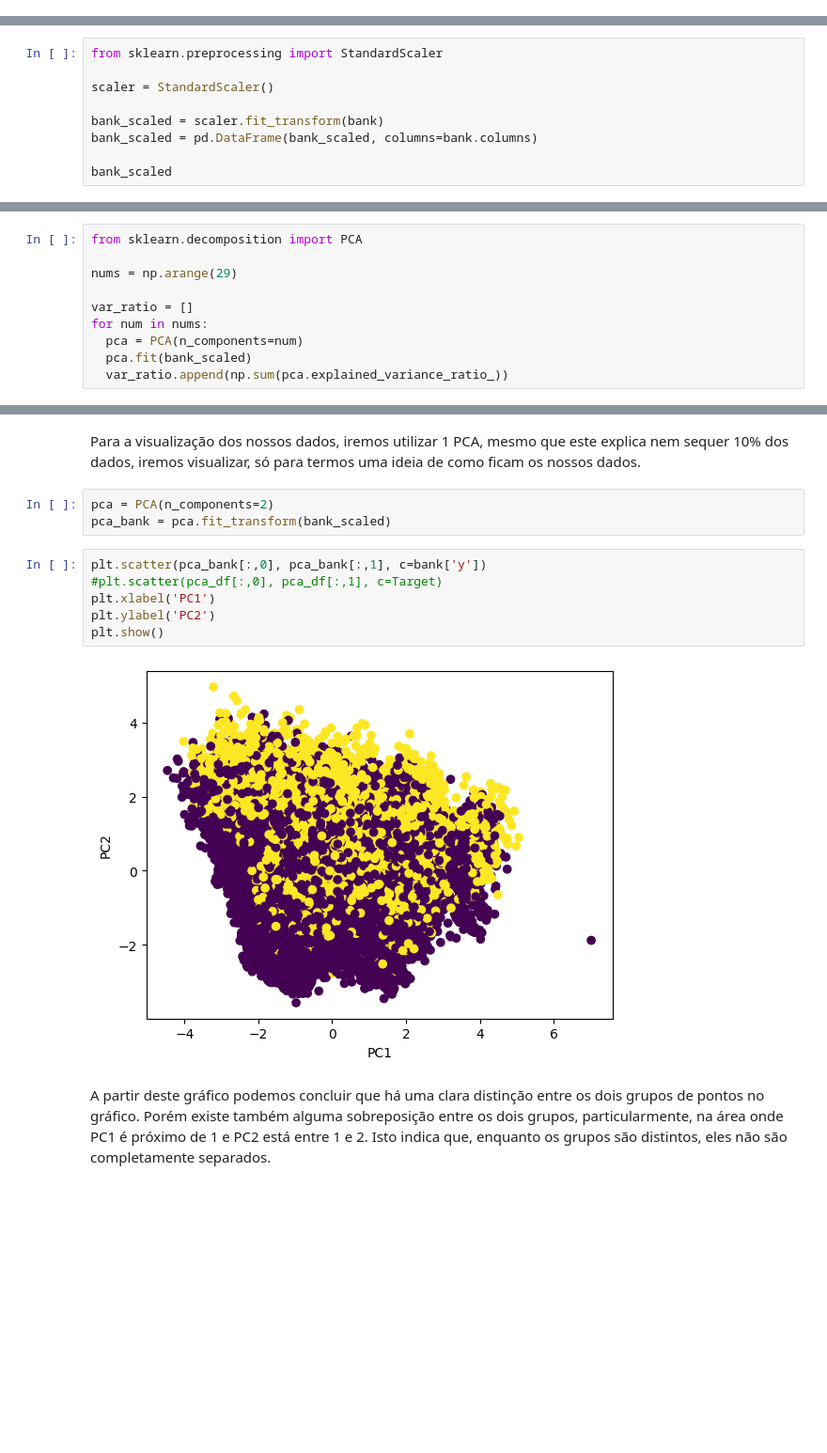
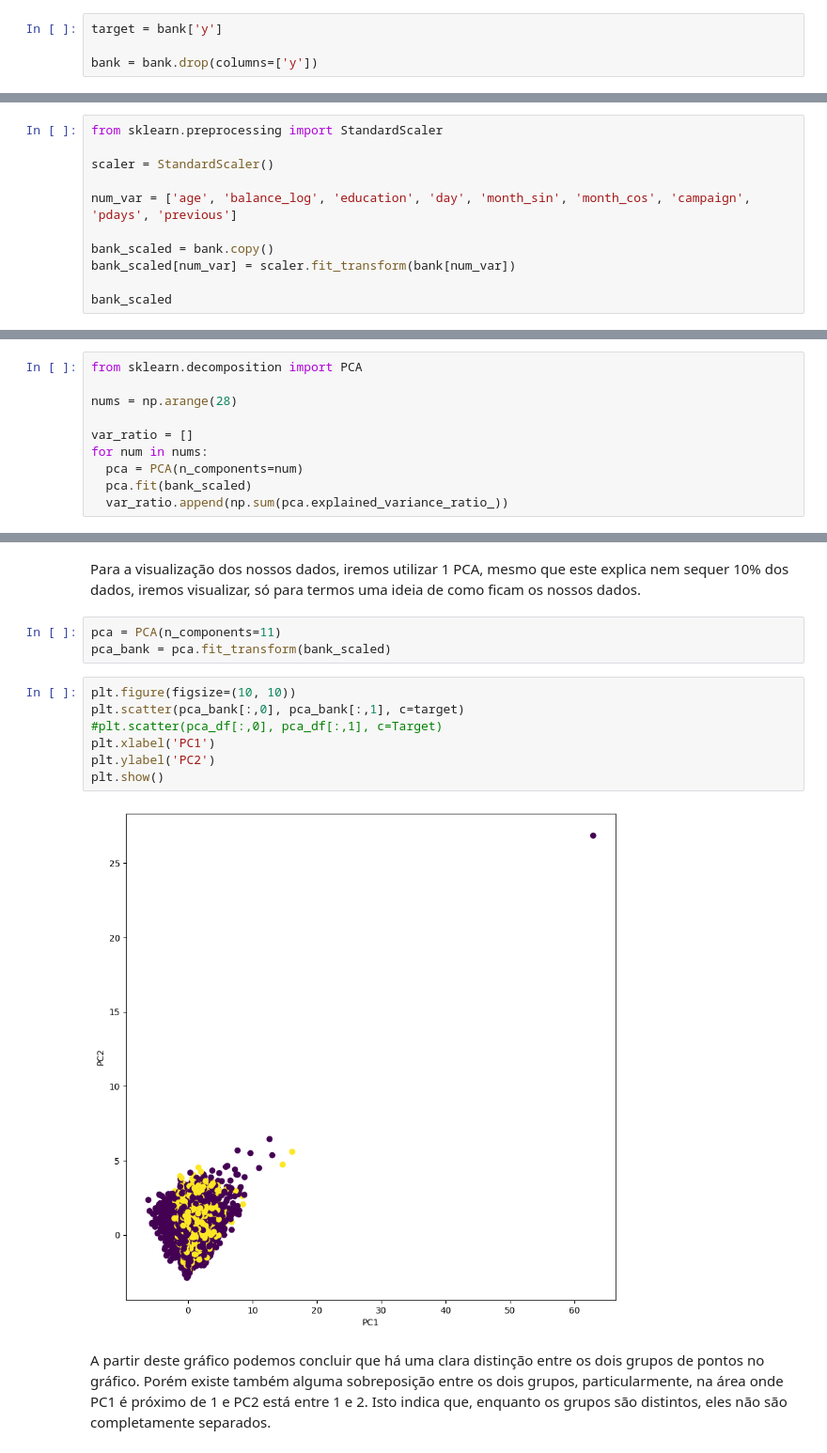
Before and after one commit to DiogoR23/ML_ADS, a Jupyter notebook: ML Project/ML_Analysis.ipynb, the cells around one changed output, grey strips where cells are left out. Shown at 94% size. Cells and saved outputs as stored; diff of their text form; blank space fills up the shorter version.

```diff
--- a/ML Project/ML_Analysis.ipynb
+++ b/ML Project/ML_Analysis.ipynb
@@ -1215,3 +1200,7 @@ plt.show()
 Aqui visualizamos os histogramas para todas as variáveis, para mais tarde fazermos o nosso escalamento de dados.
 
 Como *Data Scaling* usa apenas variáveis numéricas, e vemos que as nossas variáveis numéricas chegam a ter uma distribuição mais perto da normal, o mais adequado será utilizar o **Standard Scaler**.
+# %%
+target = bank['y']
+
+bank = bank.drop(columns=['y'])
@@ -1220,8 +1211,10 @@ from sklearn.preprocessing import StandardScaler
 
 scaler = StandardScaler()
 
-bank_scaled = scaler.fit_transform(bank)
-bank_scaled = pd.DataFrame(bank_scaled, columns=bank.columns)
+num_var = ['age', 'balance_log', 'education', 'day', 'month_sin', 'month_cos', 'campaign', 'pdays', 'previous']
+
+bank_scaled = bank.copy()
+bank_scaled[num_var] = scaler.fit_transform(bank[num_var])
 
 bank_scaled
 # %% [output]
@@ -1263,7 +1258,7 @@ Pelo Critério de Kaiser, vemos que o número adequado de PCAs, são 6. Como rep
 # %%
 from sklearn.decomposition import PCA
 
-nums = np.arange(29)
+nums = np.arange(28)
 
 var_ratio = []
 for num in nums:
@@ -1291,16 +1286,17 @@ Reparamos também que poderíamos reduzir para 25, mas sendo que inicialmente co
 # %% [markdown]
 Para a visualização dos nossos dados, iremos utilizar 1 PCA, mesmo que este explica nem sequer 10% dos dados, iremos visualizar, só para termos uma ideia de como ficam os nossos dados.
 # %%
-pca = PCA(n_components=2)
+pca = PCA(n_components=11)
 pca_bank = pca.fit_transform(bank_scaled)
 # %%
-plt.scatter(pca_bank[:,0], pca_bank[:,1], c=bank['y'])
+plt.figure(figsize=(10, 10))
+plt.scatter(pca_bank[:,0], pca_bank[:,1], c=target)
 #plt.scatter(pca_df[:,0], pca_df[:,1], c=Target)
 plt.xlabel('PC1')
 plt.ylabel('PC2')
 plt.show()
 # %% [output]
-[figure, old version]
+[figure, new version]
 # %% [markdown]
 A partir deste gráfico podemos concluir que há uma clara distinção entre os dois grupos de pontos no gráfico. Porém existe também alguma sobreposição entre os dois grupos, particularmente, na área onde PC1 é próximo de 1 e PC2 está entre 1 e 2. Isto indica que, enquanto os grupos são distintos, eles não são completamente separados.
 # %% [markdown]
```
Also changed, not shown: parts of 19 cells of this notebook.
